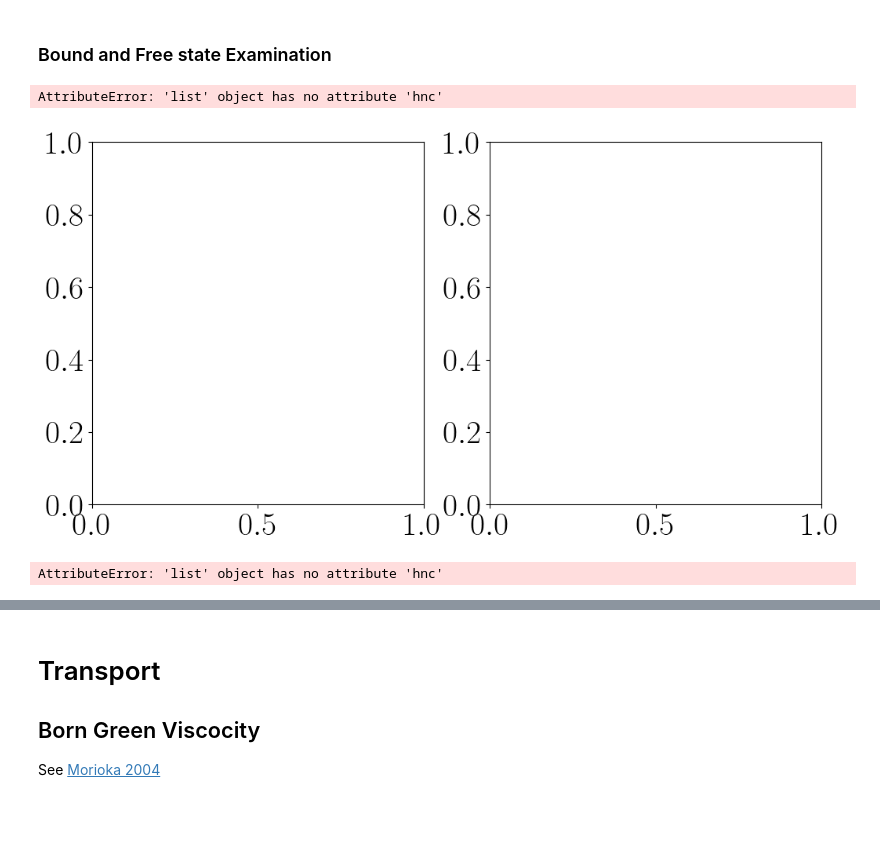
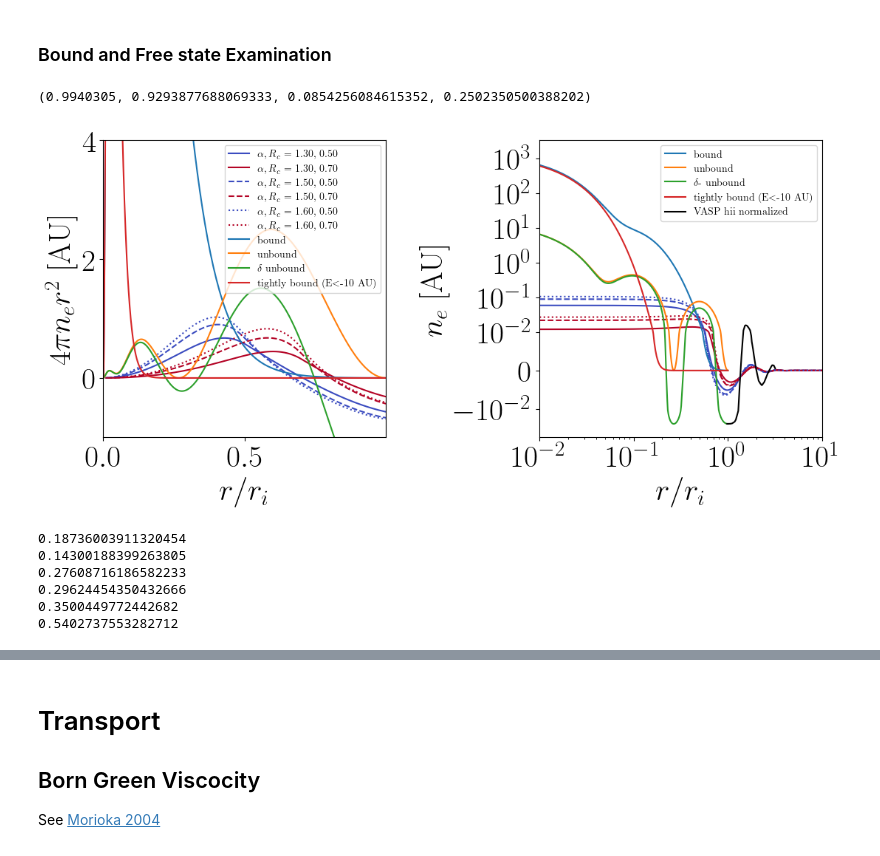
Before and after one commit to ZachAJohnson/hnc, a Jupyter notebook: TCCW/atoms/PLASMA_atoMEC_Al-Ashcroft.ipynb, the cells around one changed output, grey strips where cells are left out. Drawn from its saved outputs; the diff is of its cells as text; code cells hidden in the pictures; blank space fills up the shorter version.

```diff
--- a/TCCW/atoms/PLASMA_atoMEC_Al-Ashcroft.ipynb
+++ b/TCCW/atoms/PLASMA_atoMEC_Al-Ashcroft.ipynb
@@ -151,12 +153,12 @@ def plasma_f(α, Rc, closure='svt'):
     return plasma
 # %%
 # Rc_list = np.array([0.6,0.8])
-Rc_list = np.array([0.5,0.7])
+Rc_list = np.array([0.6])
 color_list = plt.cm.coolwarm(np.linspace(0,1,len(Rc_list) ))
 color_indexes = range(len(color_list))
 
 # α_list = np.array([1,1.4,1.5,1.6])
-α_list = np.array([1.3,1.5])
+α_list = np.array([1.5,1.7,1.9])
 style_list = ['-','--',':','-.','--.'][:len(α_list)]
 
 Num_params = len(α_list)*len(Rc_list)
@@ -196,5 +198,5 @@ Final iter:508, Total Error: 7.490e-09
 # %%
-for plasma in [ plasma_list[-2]]:
-    solve_least_squares(plasma, np.linspace(plasma.hnc.k_array[0], plasma.hnc.k_array[-1], num=1000))
+for plasma in [ plasma_list[1], plasma_list[2]]:
+    solve_least_squares(plasma, np.linspace(plasma.hnc.k_array[0], plasma.hnc.k_array[-1], num=250))
 # %% [output]
    Iteration     Total nfev        Cost      Cost reduction    Step norm     Optimality
@@ -216,0 +219,3 @@ Function evaluations 4, initial cost 3.4044e-08, final cost 4.7604e-17, first-or
+# %%
+for plasma in [ plasma_list[1], plasma_list[2]]:
+    solve_least_squares(plasma, np.linspace(plasma.hnc.k_array[0], plasma.hnc.k_array[-1], num=1000))
@@ -397,11 +372,4 @@ ocp.ocp_hnc.S_k_matrix[0,0,0], yp.yuk_hnc.S_k_matrix[0,0,0]
 # %%
-def get_S_k_matrix(hnc):
-    tot_rho = np.sum(hnc.rho)
-    x_array  = hnc.rho/tot_rho
-    x_matrix = np.diag(hnc.rho)/tot_rho
-    S_k_matrix = x_matrix[:,:,np.newaxis] + hnc.rho[:,np.newaxis,np.newaxis]*hnc.rho[np.newaxis,:,np.newaxis]/tot_rho*hnc.h_k_matrix
-    hnc.S_k_matrix = S_k_matrix
-
 fig, ax = plt.subplots(figsize=(10,8))
 ax.set_title("Smoothed Ashcroft", fontsize=20)
 
@@ -411,14 +379,11 @@ for i, ( line, params, plasma) in enumerate(zip(line_list, params_list, plasma_l
     # if i==6:
     #     continue
     α, Rc = params
-    get_S_k_matrix(plasma.hnc)
     color, style = color_list[int(line[1])], line[0]
     ax.plot(plasma.hnc.k_array, np.sum(plasma.hnc.rho)/plasma.hnc.rho[0]*plasma.hnc.S_k_matrix[0,0]-1,'-', color=color, linestyle=style, label=r"$\alpha, R_c$ = {0:.2f}, {1:.2f}".format(α,Rc))
 
 # OCP
-get_S_k_matrix(ocp.ocp_hnc)
 ax.plot(ocp.ocp_hnc.k_array, np.sum(ocp.ocp_hnc.rho)/ocp.ocp_hnc.rho[0]*ocp.ocp_hnc.S_k_matrix[0,0]-1,'k--', label='OCP')
-get_S_k_matrix(yp.yuk_hnc)
 ax.plot(yp.yuk_hnc.k_array, np.sum(yp.yuk_hnc.rho)/yp.yuk_hnc.rho[0]*yp.yuk_hnc.S_k_matrix[0,0]-1,'k-.', label='Yukawa')
 # ax.plot(custom.ocp_hnc.r_array, custom.ocp_hnc.h_r_matrix[0,0]+1,'g-.', label=r'$\Gamma_{ii}/r^{1.4}$')
 # ax.plot(custom2.ocp_hnc.r_array, custom2.ocp_hnc.h_r_matrix[0,0]+1,'b-.', label=r'$\Gamma_{ii}/r^{0.8}$')
@@ -579,49 +539,54 @@ for i, ( line, params, plasma) in enumerate(zip(line_list, params_list, plasma_l
 
 axs[0].set_ylabel(r'$4 \pi n_e r^2$ [AU]')
 axs[0].plot(AA_r_AU_full/plasma.qsp.ri, 4*π*AA_nb_AU_full*AA_r_AU_full**2, label='bound')
 axs[0].plot(AA_r_AU_full/plasma.qsp.ri, 4*π*AA_nub_AU_full*AA_r_AU_full**2, label='unbound')
 axs[0].plot(AA_r_AU_full/plasma.qsp.ri, 4*π*(AA_nub_AU_full-ne_bar)*AA_r_AU_full**2, label=r'$\delta$ unbound')
-axs[0].plot(AA_r_AU_full/plasma.qsp.ri, 4*π*AA_ntb_AU_full*AA_r_AU_full**2, label='tightly bound (<-10 AU)')
+axs[0].plot(AA_r_AU_full/plasma.qsp.ri, 4*π*AA_ntb_AU_full*AA_r_AU_full**2, label=r'tightly bound (E$<$-10 AU)')
 axs[0].set_ylim(-1, 4)
 axs[0].set_xlim(0, np.max(AA_r_AU_full/plasma.qsp.ri))
 
 axs[1].set_ylabel(r'$n_e$ [AU]')
 axs[1].plot(AA_r_AU_full/plasma.qsp.ri, AA_nb_AU_full, label='bound')
 axs[1].plot(AA_r_AU_full/plasma.qsp.ri, AA_nub_AU_full, label='unbound')
 axs[1].plot(AA_r_AU_full/plasma.qsp.ri, AA_nub_AU_full-ne_bar, label=r'$\delta$- unbound')
-axs[1].plot(AA_r_AU_full/plasma.qsp.ri, AA_ntb_AU_full, label='tightly bound (<-10 AU)')
+axs[1].plot(AA_r_AU_full/plasma.qsp.ri, AA_ntb_AU_full, label=r'tightly bound (E$<$-10 AU)')
 axs[1].set_xscale('log')
 axs[1].set_yscale('symlog',linthresh=1e-2)
 axs[1].set_xlim(1e-2, plasma.hnc.r_array[-1])
 # axs[1].set_ylim(-0.1,0.1)
 
 # Data
 axs[1].plot(MD_data['r'], ne_bar*(MD_data['g']-1), 'k',label='VASP hii normalized')
 
 
 for ax in axs:
     # ax.axvspan(AA_r_AU_full[0]/plasma.qsp.ri, min_r_to_use/plasma.qsp.ri, color='k', alpha=0.1)
     ax.set_xlabel(r'$r/r_i$')
     # ax.set_xlim(np.min(AA_r_AU_full/plasma.qsp.ri), np.max(AA_r_AU_full/plasma.qsp.ri))
     ax.legend(fontsize=10)
 plt.tight_layout()
 
 AA_r_AU_full[915],r_hnc[30], simpson((4*π*r_hnc**2*δnb_hnc)[:30], x=r_hnc[:30]), simpson(4*π*(AA_nub_AU_full*AA_r_AU_full**2)[:915],  AA_r_AU_full[:915])
 # %% [output]
-AttributeError: 'list' object has no attribute 'hnc'
+(0.9940305, 0.9293877688069333, 0.0854256084615352, 0.2502350500388202)
-[figure, old version]
+[figure, new version]
 # %%
 # Model Comparison
 for i, ( line, params, plasma) in enumerate(zip(line_list, params_list, plasma_list)):
     α, Rc = params
     color, style = color_list[int(line[1])], line[0]
-    nb_hnc = (plasma.hnc.h_r_matrix[0,1]+1)*ne_bar
-    δnb_hnc = (plasma.hnc.h_r_matrix[0,1])*ne_bar
+    nub_hnc = (plasma.hnc.h_r_matrix[0,1]+1)*ne_bar
+    δnub_hnc = (plasma.hnc.h_r_matrix[0,1])*ne_bar
     r_hnc = plasma.hnc.r_array*plasma.qsp.ri
 
-    print(simpson(4*π*r_hnc**2*δnb_hnc,r_hnc))
+    print(simpson(4*π*r_hnc**2*δnub_hnc,r_hnc))
 # %% [output]
-AttributeError: 'list' object has no attribute 'hnc'
+0.18736003911320454
+0.14300188399263805
+0.27608716186582233
+0.29624454350432666
+0.3500449772442682
+0.5402737553282712
 # %%
 np.sqrt(simpson(AA_nb_AU_full*AA_r_AU_full**4,AA_r_AU_full)/simpson(AA_nb_AU_full*AA_r_AU_full**2,AA_r_AU_full))/ri_AU
 # %% [output]
```
Also changed, not shown: parts of 14 cells of this notebook, 6 other files.
